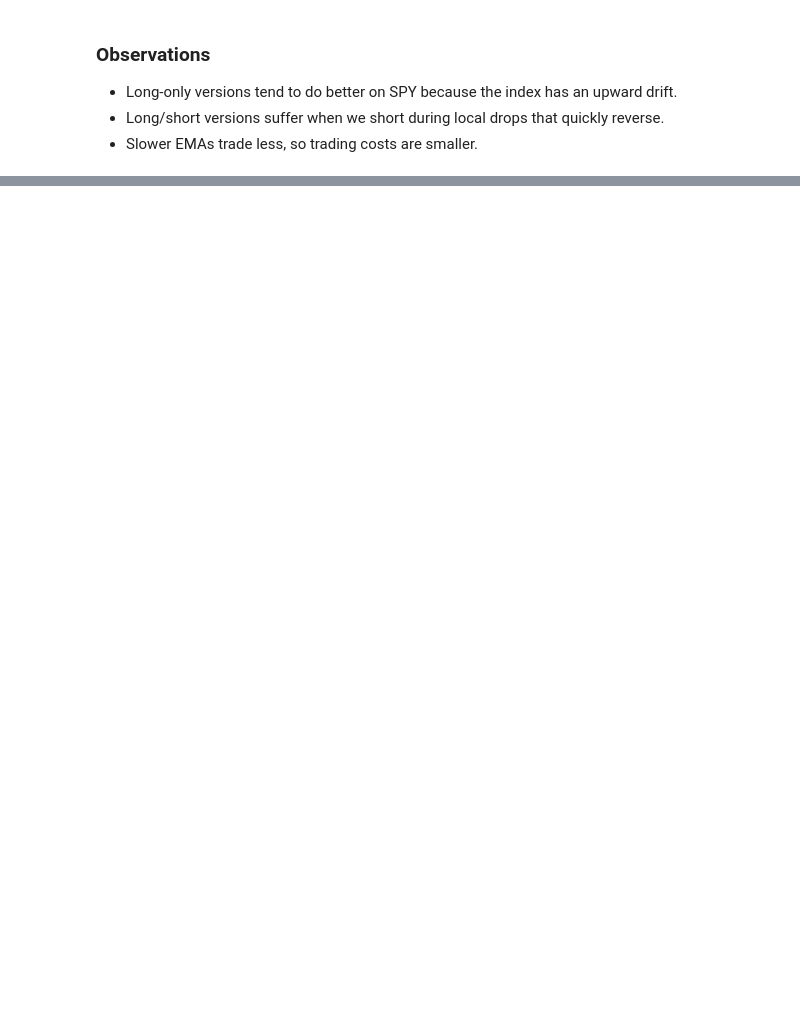
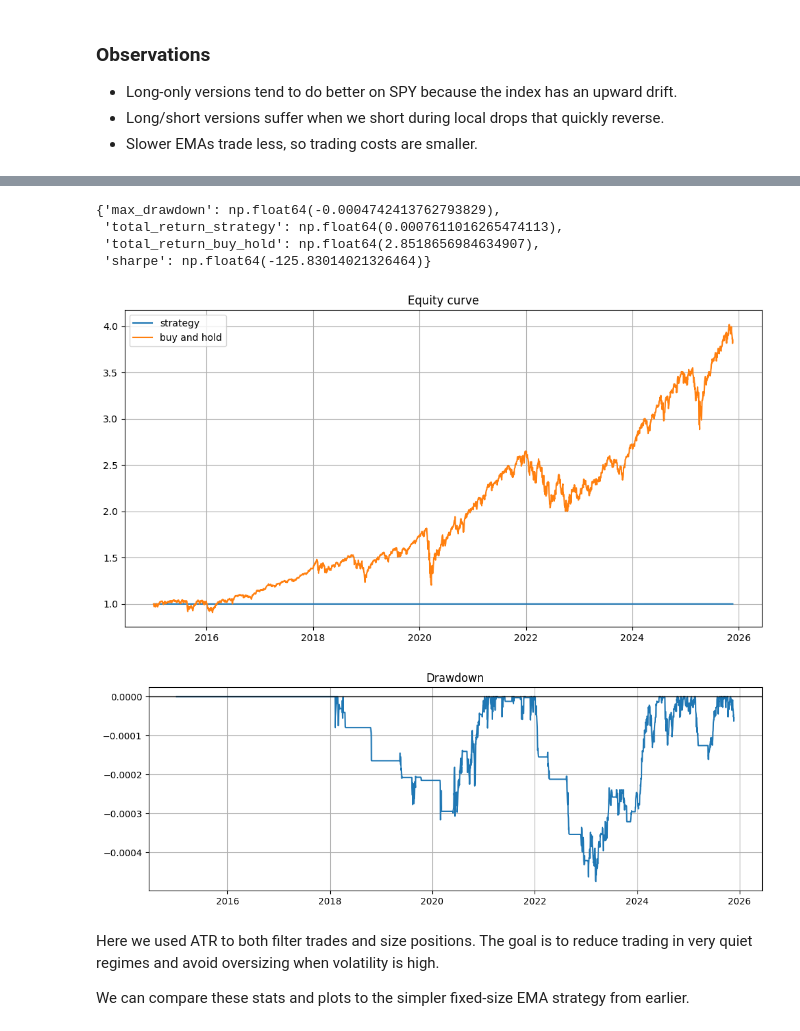
Before and after one commit to bigballaband/ema-backtest, a Jupyter notebook: notebooks/ema_crossover_walkthrough.ipynb, the cells around one changed output, grey strips where cells are left out. Drawn from its saved outputs; the diff is of its cells as text; code cells hidden in the pictures; blank space fills up the shorter version.

```diff
--- a/notebooks/ema_crossover_walkthrough.ipynb
+++ b/notebooks/ema_crossover_walkthrough.ipynb
@@ -154,0 +289,47 @@ results.sort_values("sharpe", ascending=False)
+# %%
+# Start from raw data again
+df_raw = get_price_data("SPY", "2015-01-01")
+
+# Step 1: add standard EMA signals (long only here)
+df_atr = add_ema_signals(df_raw, fast=20, slow=100, long_short=False)
+
+# Step 2: add ATR(14)
+df_atr = add_atr(df_atr, n=14)
+
+# Basic ATR filter: only trade when ATR is above its median
+atr_threshold = df_atr["ATR"].median()
+df_atr.loc[df_atr["ATR"] < atr_threshold, "signal"] = 0
+
+# Step 3: use ATR based position sizing
+df_atr = add_position_sizing(
+    df_atr,
+    risk_target=0.01,   # target 1 percent "risk" per ATR unit
+    max_leverage=1.0,   # do not go above 1x
+)
+
+# Run backtest with new positions
+df_atr_bt, stats_atr = run_backtest(
+    df_atr,
+    cost_per_trade=0.001,
+    annual_rf=0.02,
+)
+
+stats_atr
+# %% [output]
+{'max_drawdown': np.float64(-0.0004742413762793829),
+ 'total_return_strategy': np.float64(0.0007611016265474113),
+ 'total_return_buy_hold': np.float64(2.8518656984634907),
+ 'sharpe': np.float64(-125.83014021326464)}
+# %%
+plot_equity(df_atr_bt)
+plot_drawdown(df_atr_bt)
+# %% [output]
+[figure, added]
+[figure, added]
+# %% [markdown]
+Here we used ATR to both filter trades and size positions.
+The goal is to reduce trading in very quiet regimes and
+avoid oversizing when volatility is high.
+
+We can compare these stats and plots to the simpler fixed-size
+EMA strategy from earlier.
```
Also changed, not shown: parts of 25 cells of this notebook, 1 other file.
